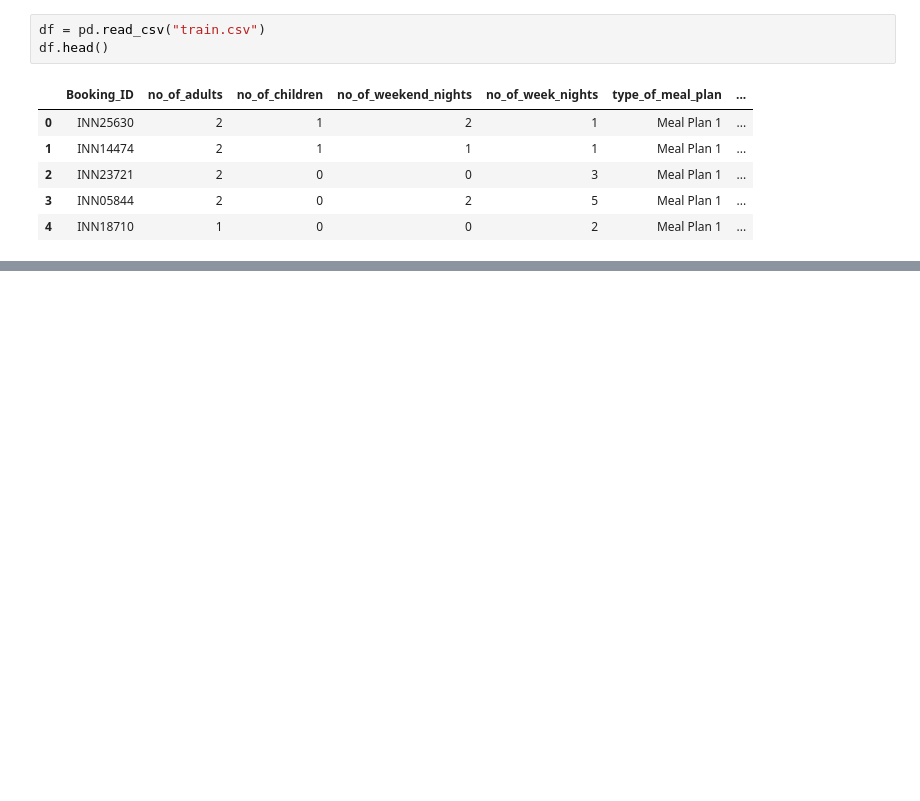
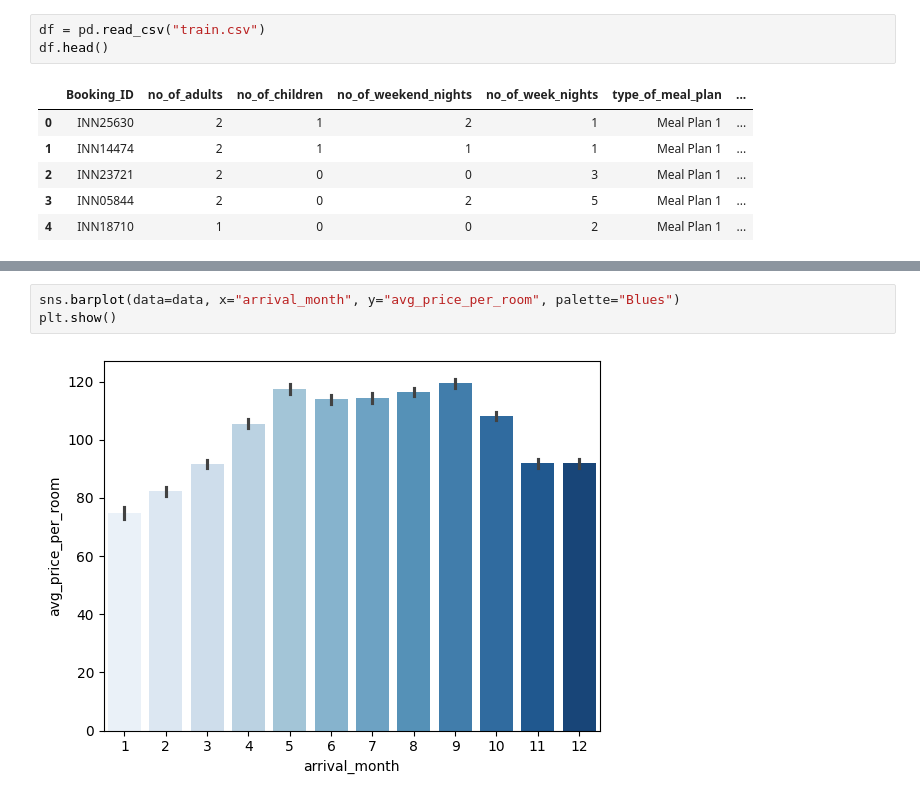
Before and after one commit to mayank3354/Hotel_reservation_prediction_using_mlflow_Jenkins_GCP_deployment, a Jupyter notebook: notebook/notebook.ipynb, the cells around one changed output, grey strips where cells are left out. Cells and saved outputs as stored; diff of their text form; blank space fills up the shorter version.

```diff
--- a/notebook/notebook.ipynb
+++ b/notebook/notebook.ipynb
@@ -18,0 +188,5 @@ df.head()
+# %%
+sns.barplot(data=data, x="arrival_month", y="avg_price_per_room", palette="Blues")
+plt.show()
+# %% [output]
+[figure, added]
```
Also changed, not shown: parts of 99 cells of this notebook.
